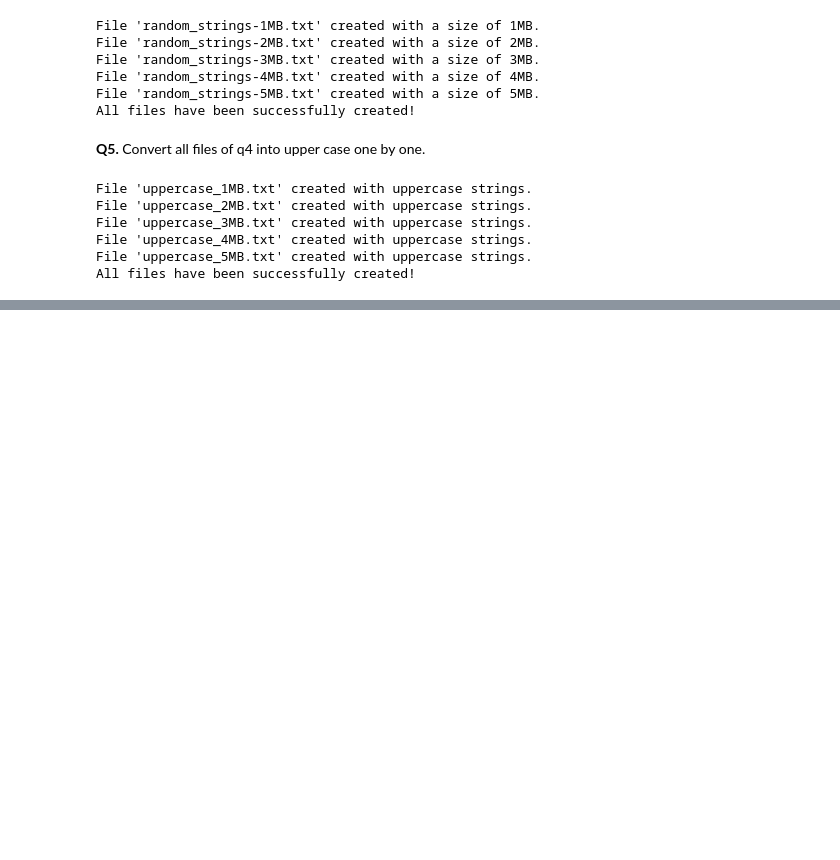
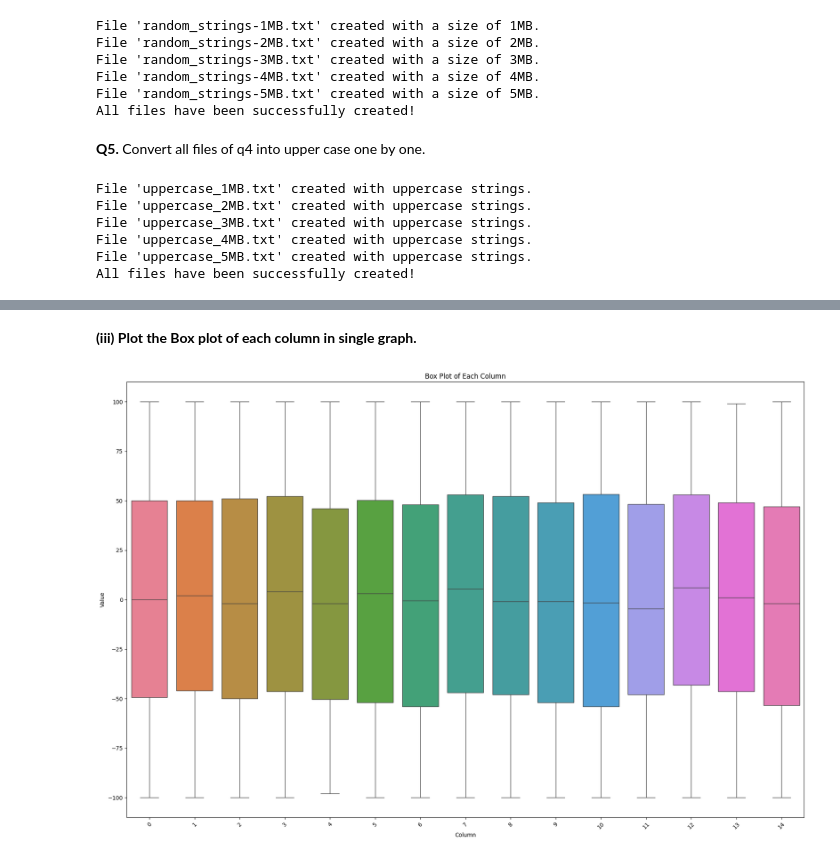
Before and after one commit to SukhmanpreetKaurManes/Miniproject-Advance-Python, a Jupyter notebook: Assignment6.ipynb, the cells around one changed output, grey strips where cells are left out. Saved outputs shown, nothing was run; the diff lists cells and outputs as text; code cells hidden in the pictures; blank space fills up the shorter version.

```diff
--- a/Assignment6.ipynb
+++ b/Assignment6.ipynb
@@ -120,0 +303,13 @@ All files have been successfully created!
+# %% [markdown]
+**(iii) Plot the Box plot of each column in single graph.**
+# %%
+plt.figure(figsize=(18,12))
+sns.boxplot(data=df)
+plt.xlabel('Column')
+plt.ylabel('Value')
+plt.title('Box Plot of Each Column')
+plt.xticks(rotation=45)
+plt.tight_layout()
+#plt.show()
+# %% [output]
+[figure, added]
```
Also changed, not shown: parts of 20 cells of this notebook.
